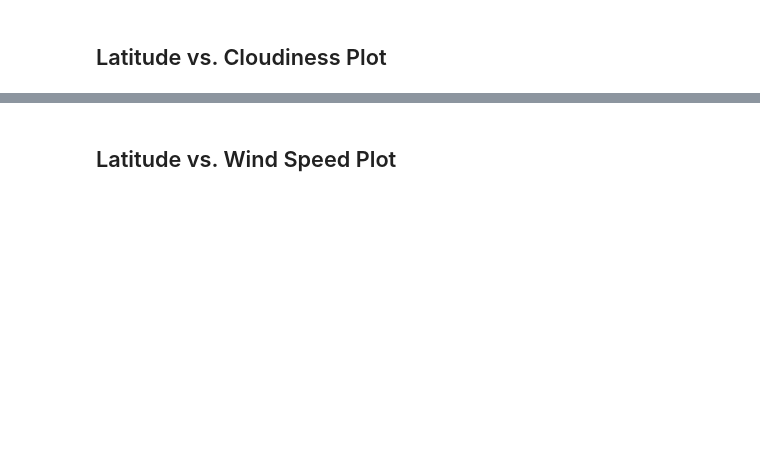
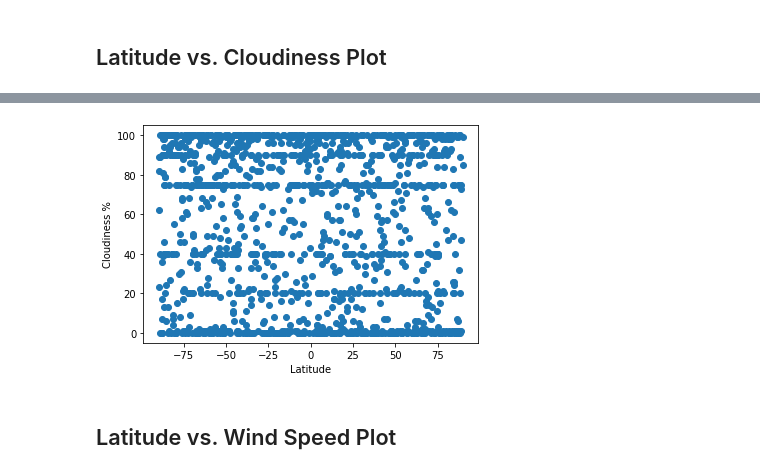
Before and after one commit to Munseaux/python-api-challenge, a Jupyter notebook: WeatherPy.ipynb, the cells around one changed output, grey strips where cells are left out. Cells and saved outputs as stored; diff of their text form; code cells hidden in the pictures; blank space fills up the shorter version.

```diff
--- a/WeatherPy.ipynb
+++ b/WeatherPy.ipynb
@@ -147,2 +173,9 @@ Int64Index([], dtype='int64')
+# %%
+plt.scatter(weather_df['Latitude'], weather_df['Cloudiness %'])
+plt.ylabel('Cloudiness %')
+plt.xlabel('Latitude')
+plt.show()
+# %% [output]
+[figure, added]
 # %% [markdown]
 ## Latitude vs. Wind Speed Plot
```
Also changed, not shown: parts of 19 cells of this notebook, 1 other file.
